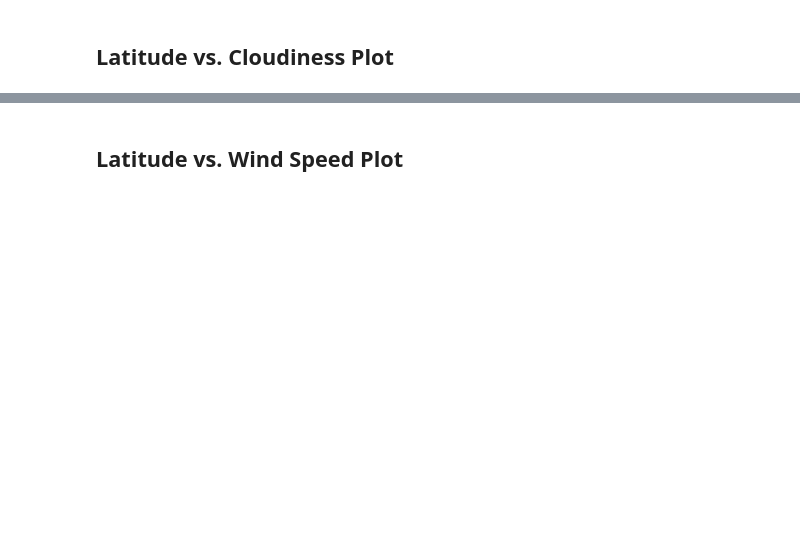
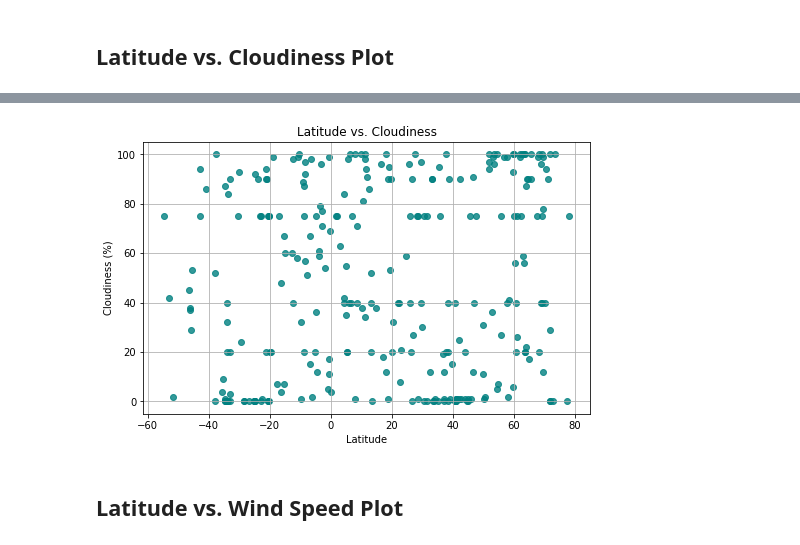
Before and after one commit to Snickett/python-api-challenge, a Jupyter notebook: WeatherPy/WeatherPy.ipynb, the cells around one changed output, grey strips where cells are left out. Drawn from its saved outputs; the diff is of its cells as text; code cells hidden in the pictures; blank space fills up the shorter version.

```diff
--- a/WeatherPy/WeatherPy.ipynb
+++ b/WeatherPy/WeatherPy.ipynb
@@ -162,2 +183,11 @@ Int64Index([], dtype='int64')
+# %%
+plt.figure(figsize=(8,5))
+plt.scatter(x=(Collected_df2["Lat"]), y=(Collected_df2["Cloudiness"]), marker="o", facecolors="teal", alpha=0.8)
+plt.title('Latitude vs. Cloudiness')
+plt.ylabel('Cloudiness (%)')
+plt.xlabel("Latitude")
+plt.grid()
+# %% [output]
+[figure, added]
 # %% [markdown]
 ## Latitude vs. Wind Speed Plot
```
Also changed, not shown: parts of 31 cells of this notebook, 2 other files.
